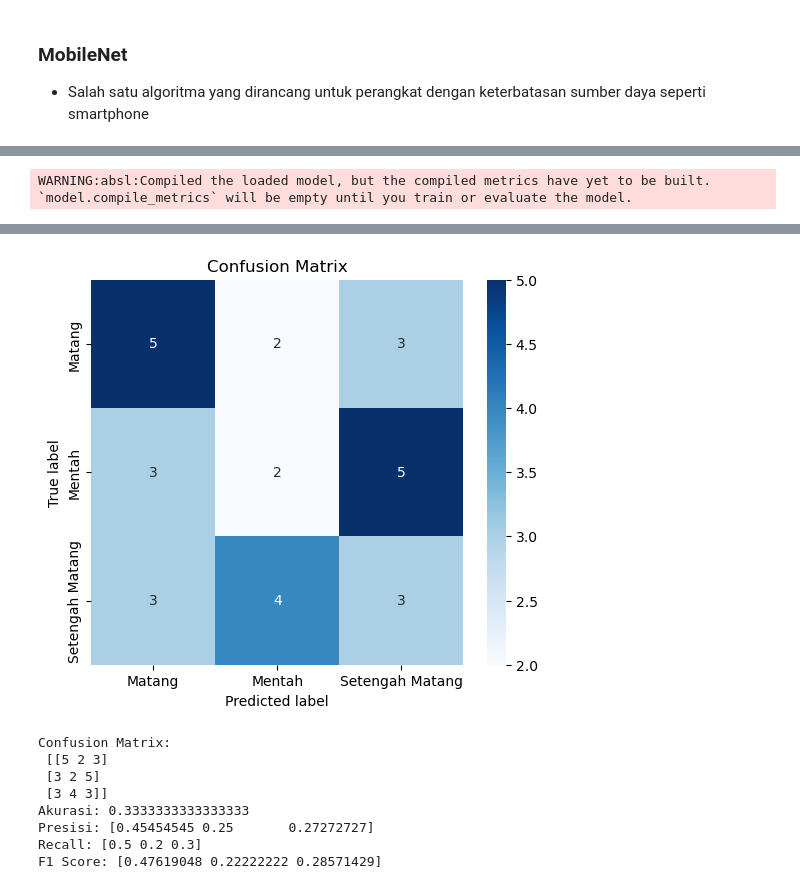
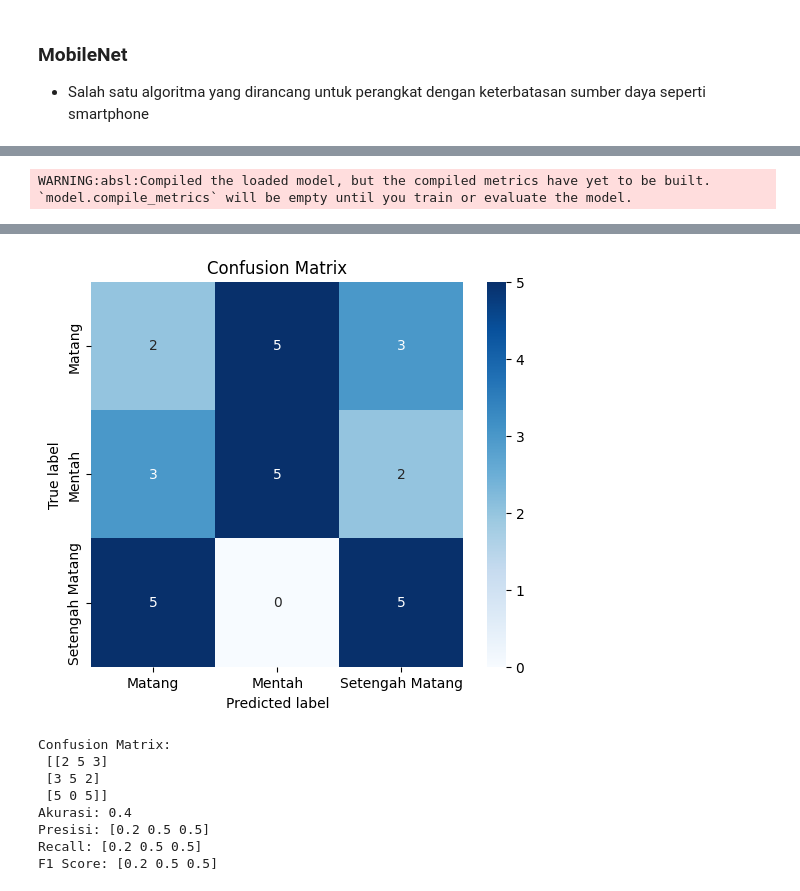
Before and after one commit to ChenCiaLiang/Projek-UAS-PMDPM_B_Scikit-Learn, a Jupyter notebook: Notebook_MobileNet_B_ Scikit-Learn_Alexa.ipynb, the cells around one changed output, grey strips where cells are left out. Saved outputs shown, nothing was run; the diff lists cells and outputs as text; code cells hidden in the pictures.

Commit message:
MobileNet done

```diff
--- a/Notebook_MobileNet_B_ Scikit-Learn_Alexa.ipynb
+++ b/Notebook_MobileNet_B_ Scikit-Learn_Alexa.ipynb
@@ -50,3 +43,9 @@ validation_split = 0.1 #data pelatihan yang akan digunakan sebagai data validasi
+# %%
+base_dir = r'C:\Users\Lenovo\OneDrive\Documents\K\S 5\PMdPM\foto\train_data'
+img_size = 180
+batch = 32
+validation_split = 0.1
+test_split = 0.1
 # %% [markdown]
 - Memasukkan parameter yang telah didefinisikan tadi untuk membuat dataset dari gambar di direktori
 # %%
@@ -72,11 +70,13 @@ Class Names: ['Matang', 'Mentah', 'Setengah Matang']
     - Test, digunakan untuk menguji model setelah pelatihan
 # %%
 total_count = len(dataset)
+test_count = int(total_count * test_split)
 val_count = int(total_count * validation_split)
-train_count = total_count - val_count
+train_count = total_count - val_count - test_count
 
 print("Total Images:", total_count)
 print("Train Images:", train_count)
 print("Validation Images:", val_count)
+print("Test Images:", test_count)
 # %% [output]
 Total Images: 10
@@ -138,13 +129,12 @@ data_augmentation = Sequential([
 ])
 # %%
-#sama seperti sebelumnya, code ini digunakan untuk menampilkan gambar dari data_augmentation
 i = 0
 plt.figure(figsize=(10,10))
 
 for images, labels in train_ds.take(1):
     for i in range(9):
-        images = data_augmentation(images)
+        augmented_image = data_augmentation(images[i:i+1])
         plt.subplot(3,3, i+1)
-        plt.imshow(images[0].numpy().astype('uint8'))
+        plt.imshow(images[i].numpy().astype('uint8'))
         plt.axis('off')
 # %% [output]
@@ -325,45 +297,35 @@ from tensorflow.keras.models import load_model
 import seaborn as sns
 import matplotlib.pyplot as plt
 
-#memuat model yang telah dilatih sebelumnya
-mobileNet_model = load_model(r'D:\SEMESTER 5\ML\Tubezzz\Projek-UAS-PMDPM_B_Scikit-Learn\model_mobilenet.h5')
+mobileNet_model = load_model(r'C:\Users\Lenovo\OneDrive\Documents\K\S 5\PMdPM\Projek-UAS-PMDPM_B_Scikit-Learn\BestModel_MobileNet_Scikit-Learn.h5')
 
-#memuat data test yang sebenarnya
 test_data = tf.keras.preprocessing.image_dataset_from_directory(
-    r'test_data', #direktori data uji
-    labels='inferred', #label otomatis dari subfolder yang ada
-    label_mode='categorical',  #menghasilkan label dalam bentuk one-hot encoding
-    batch_size=32, #ukuran batch untuk pemrosesan
-    image_size=(180, 180) #ukuran gambar yang akan diproses
+    r'C:\Users\Lenovo\OneDrive\Documents\K\S 5\PMdPM\foto\test_data',
+    labels='inferred',
+    label_mode='categorical',
+    batch_size=32,
+    image_size=(180, 180)
 )
 
-#prediksi model
 y_pred = mobileNet_model.predict(test_data)
-y_pred_class = tf.argmax(y_pred, axis=1)  #konversi ke kelas prediksi
+y_pred_class = tf.argmax(y_pred, axis=1)
 
-#ekstrak label sebenarnya dari test_data dan konversi ke bentuk indeks kelas
-true_labels = [] #menyimpan label asli dalam bentuk indeks
+true_labels = []
 for _, labels in test_data:
-    true_labels.extend(tf.argmax(labels, axis=1).numpy())  #konversi one-hot ke indeks kelas
-true_labels = tf.convert_to_tensor(true_labels) #mengkonversi list ke tensor untuk perhitungan
+    true_labels.extend(tf.argmax(labels, axis=1).numpy())
+true_labels = tf.convert_to_tensor(true_labels)
 
-#membuat confusion matrix untuk evaluasi
 conf_mat = tf.math.confusion_matrix(true_labels, y_pred_class)
 
-#menghitung akurasi berdasarkan confusion matrix
 accuracy = tf.reduce_sum(tf.linalg.diag_part(conf_mat)) / tf.reduce_sum(conf_mat)
 
-#menghitung presisi dan recall dari confusion matrix
 precision = tf.linalg.diag_part(conf_mat) / tf.reduce_sum(conf_mat, axis=0)
 recall = tf.linalg.diag_part(conf_mat) / tf.reduce_sum(conf_mat, axis=1)
 
-#menghitung F1 Score
 f1_score = 2 * (precision * recall) / (precision + recall)
 
-#visualisasi Confusion Matrix
-plt.figure(figsize=(6, 5)) #mengatur ukuran gambar
-sns.heatmap(conf_mat.numpy(), annot=True, fmt='d', cmap='Blues', #annot=True untuk menampilkan angka di dalam setiap sel matriks
-                                                                 #fmt='d' untuk menampilkan bilangan bulat tanpa desimal
+plt.figure(figsize=(6, 5))
+sns.heatmap(conf_mat.numpy(), annot=True, fmt='d', cmap='Blues',
             xticklabels=["Matang", "Mentah", "Setengah Matang"], yticklabels=["Matang", "Mentah", "Setengah Matang"])
 plt.title('Confusion Matrix')
 plt.xlabel('Predicted label')
@@ -383,9 +345,9 @@ Found 30 files belonging to 3 classes.
-[figure, old version]
+[figure, new version]
 Confusion Matrix:
- [[5 2 3]
- [3 2 5]
- [3 4 3]]
-Akurasi: 0.3333333333333333
-Presisi: [0.45454545 0.25       0.27272727]
-Recall: [0.5 0.2 0.3]
-F1 Score: [0.47619048 0.22222222 0.28571429]
+ [[2 5 3]
+ [3 5 2]
+ [5 0 5]]
+Akurasi: 0.4
+Presisi: [0.2 0.5 0.5]
+Recall: [0.2 0.5 0.5]
+F1 Score: [0.2 0.5 0.5]
```
Also changed, not shown: parts of 27 cells of this notebook, 1 other file.
